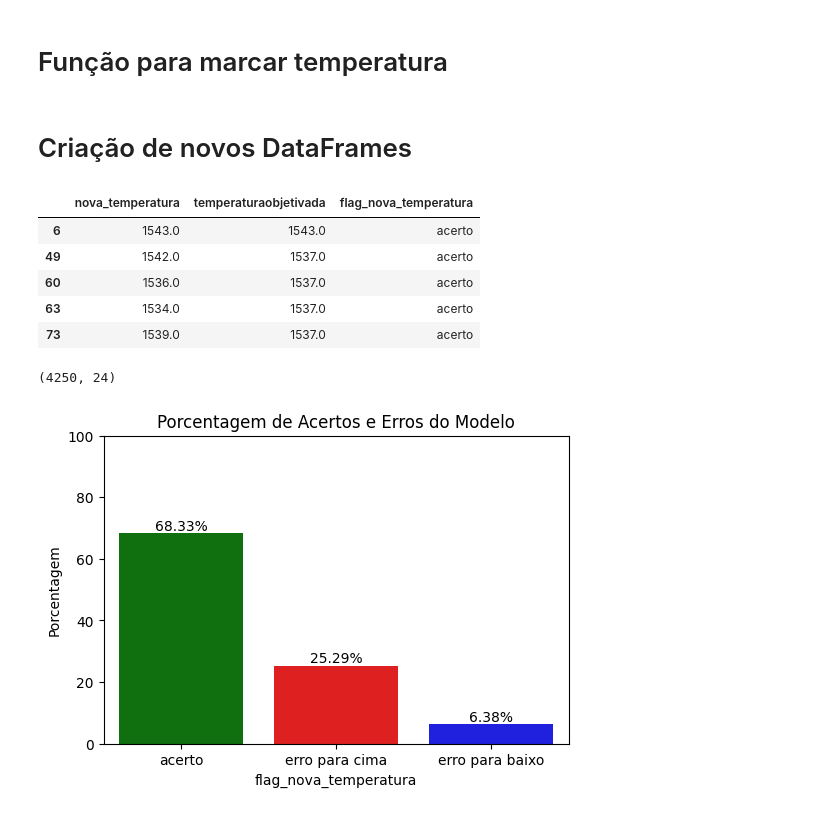
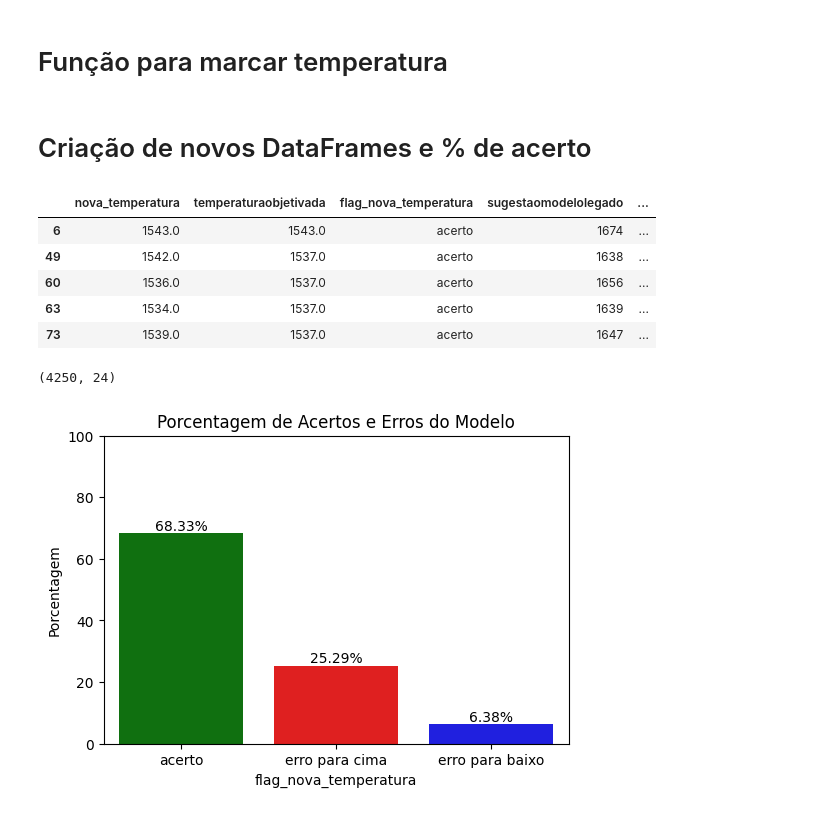
Before and after one commit to AlexiaOberdiek/Projeto-Evcomx, a Jupyter notebook: NotebookOrganizado.ipynb, the cells around one changed output. Saved outputs shown, nothing was run; the diff lists cells and outputs as text; code cells hidden in the pictures.

```diff
--- a/NotebookOrganizado.ipynb
+++ b/NotebookOrganizado.ipynb
@@ -401,17 +410,17 @@ def check_temperature_range(row):
 # %% [markdown]
-# Criação de novos DataFrames
+# Criação de novos DataFrames e % de acerto
 # %%
 df_usou = df[df['usage'] == 'usou'].copy()
 df_usou['flag_nova_temperatura'] = df_usou.apply(check_temperature_range, axis=1)
-display(df_usou[['nova_temperatura', 'temperaturaobjetivada', 'flag_nova_temperatura']].head())
+display(df_usou[['nova_temperatura', 'temperaturaobjetivada', 'flag_nova_temperatura','sugestaomodelolegado','temperaturasaidafp']].head())
 df_usou.shape
 # %% [output]
-|  | nova_temperatura | temperaturaobjetivada | flag_nova_temperatura |
-| 6 | 1543.0 | 1543.0 | acerto |
-| 49 | 1542.0 | 1537.0 | acerto |
-| 60 | 1536.0 | 1537.0 | acerto |
-| 63 | 1534.0 | 1537.0 | acerto |
-| 73 | 1539.0 | 1537.0 | acerto |
+|  | nova_temperatura | temperaturaobjetivada | flag_nova_temperatura | sugestaomodelolegado | ... |
+| 6 | 1543.0 | 1543.0 | acerto | 1674 | ... |
+| 49 | 1542.0 | 1537.0 | acerto | 1638 | ... |
+| 60 | 1536.0 | 1537.0 | acerto | 1656 | ... |
+| 63 | 1534.0 | 1537.0 | acerto | 1639 | ... |
+| 73 | 1539.0 | 1537.0 | acerto | 1647 | ... |
 (4250, 24)
 # %%
 flag_counts = df_usou['flag_nova_temperatura'].value_counts(normalize=True) * 100
```
Also changed, not shown: parts of 10 cells of this notebook, 1 other file.
